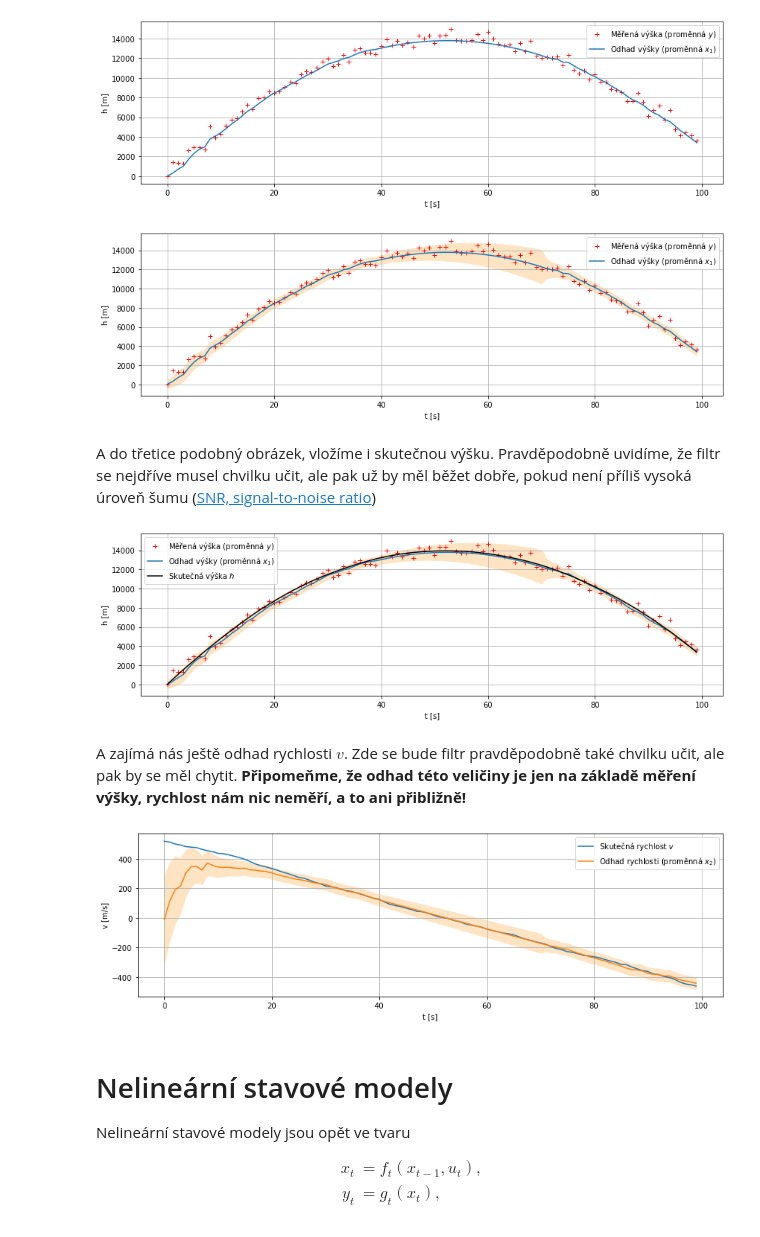
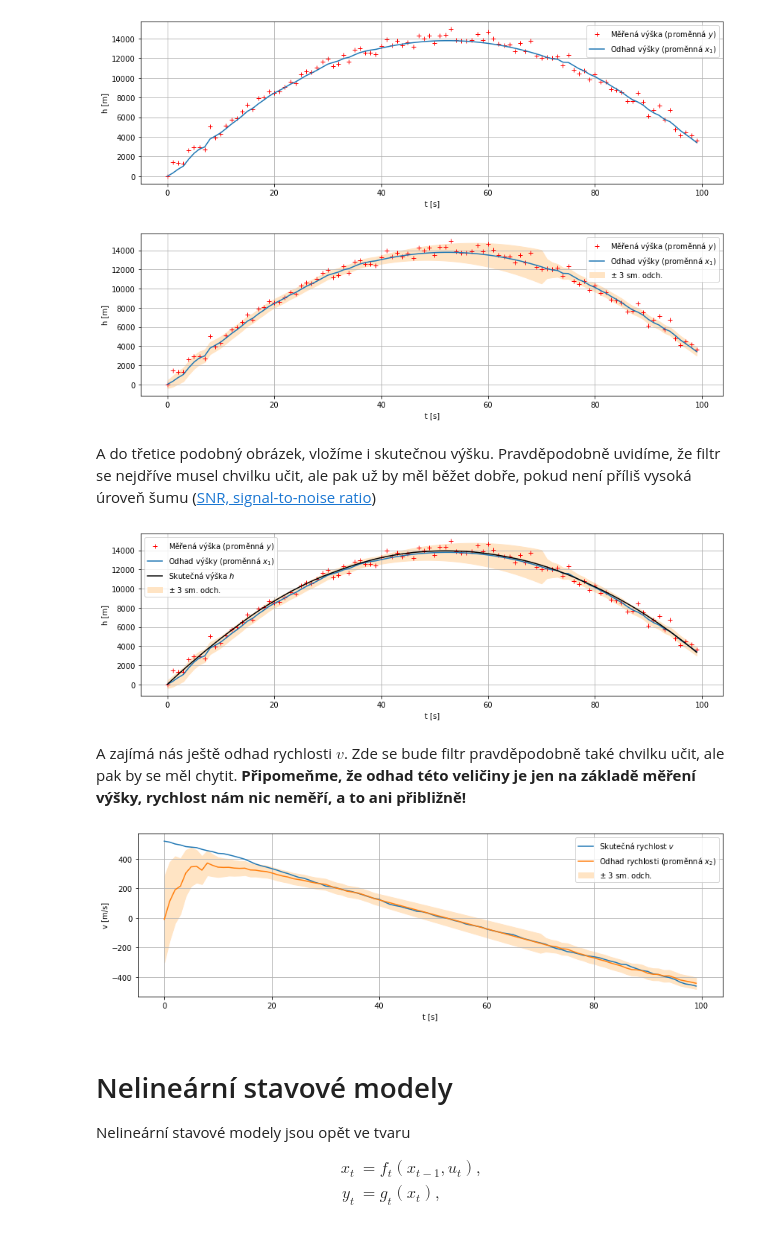
Before and after one commit to TaIos/bml, a Jupyter notebook: prednasky/Kalmanuv_filtr_KD.ipynb, the cells around one changed output. Cells and saved outputs as stored; diff of their text form; code cells hidden in the pictures.

```diff
--- a/prednasky/Kalmanuv_filtr_KD.ipynb
+++ b/prednasky/Kalmanuv_filtr_KD.ipynb
@@ -543,23 +543,25 @@ plt.show()
 # %%
 plt.figure(figsize=(14,4))
 plt.fill_between(np.arange(ndat),
                  log_x[0] + 3*np.sqrt(log_P[:,0]),
-                 log_x[0] - 3*np.sqrt(log_P[:,0]), color='bisque')
+                 log_x[0] - 3*np.sqrt(log_P[:,0]),
+                 color='bisque', label=r'$\pm$ 3 sm. odch.')
 plt.plot(y, '+r', label=r'Měřená výška (proměnná $y$)')
 plt.plot(log_x[0], label=r'Odhad výšky (proměnná $x_1$)')
 plt.legend()
 plt.xlabel('t [s]')
 plt.ylabel('h [m]')
 plt.show()
 # %% [output]
-[figure, old version]
+[figure, new version]
 # %% [markdown]
 A do třetice podobný obrázek, vložíme i skutečnou výšku. Pravděpodobně uvidíme, že filtr se nejdříve musel chvilku učit, ale pak už by měl běžet dobře, pokud není příliš vysoká úroveň šumu ([SNR, signal-to-noise ratio](https://en.wikipedia.org/wiki/Signal-to-noise_ratio))
 # %%
 plt.figure(figsize=(14,4))
 plt.fill_between(np.arange(ndat),
                  log_x[0] + 3*np.sqrt(log_P[:,0]),
-                 log_x[0] - 3*np.sqrt(log_P[:,0]), color='bisque')
+                 log_x[0] - 3*np.sqrt(log_P[:,0]),
+                 color='bisque', label=r'$\pm$ 3 sm. odch.')
 plt.plot(y, '+r', label=r'Měřená výška (proměnná $y$)')
 plt.plot(log_x[0], label=r'Odhad výšky (proměnná $x_1$)')
 plt.plot(x[0], 'k', label=r'Skutečná výška $h$')
@@ -568,7 +570,7 @@ plt.xlabel('t [s]')
 plt.ylabel('h [m]')
 plt.show()
 # %% [output]
-[figure, old version]
+[figure, new version]
 # %% [markdown]
 A zajímá nás ještě odhad rychlosti $v$. Zde se bude filtr pravděpodobně také chvilku učit, ale pak by se měl chytit. **Připomeňme, že odhad této veličiny je jen na základě měření výšky, rychlost nám nic neměří, a to ani přibližně!**
 # %%
@@ -576,7 +578,7 @@ plt.figure(figsize=(14,4))
 plt.fill_between(np.arange(ndat),
                  log_x[1] + 3*np.sqrt(log_P[:,1]),
                  log_x[1] - 3*np.sqrt(log_P[:,1]),
-                 color='bisque', label=r)
+                 color='bisque', label=r'$\pm$ 3 sm. odch.')
 plt.plot(x[1], label=r'Skutečná rychlost $v$')
 plt.plot(log_x[1], label=r'Odhad rychlosti (proměnná $x_2$)')
 plt.xlabel('t [s]')
@@ -584,7 +586,7 @@ plt.ylabel('v [m/s]')
 plt.legend()
 plt.show()
 # %% [output]
-[figure, old version]
+[figure, new version]
 # %% [markdown]
 # Nelineární stavové modely
 
```
